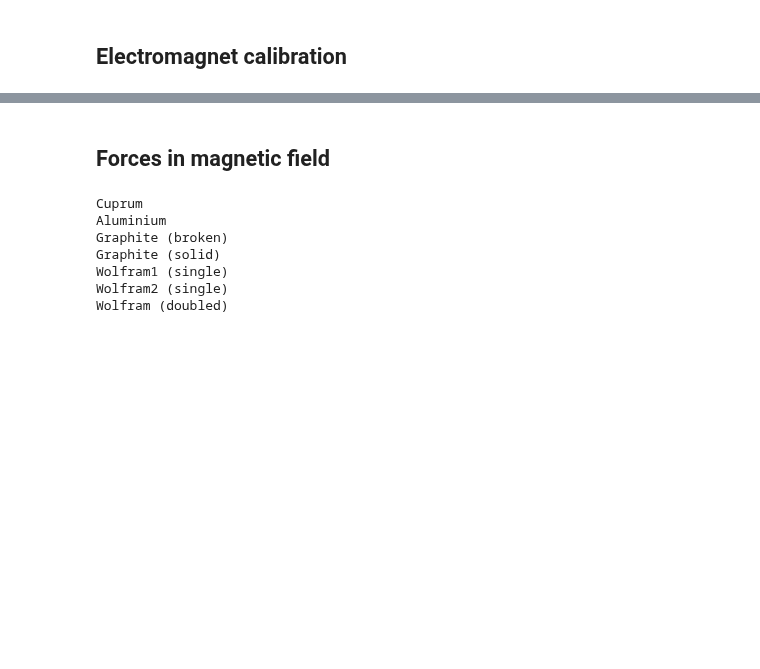
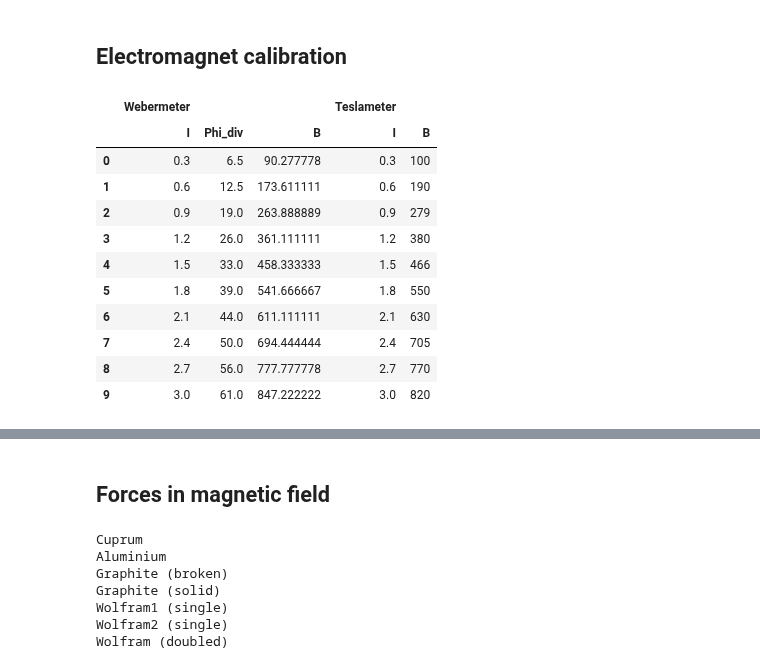
Before and after one commit to futherus/mipt_lab, a Jupyter notebook: 3.4.1/Simankovich/341.ipynb, the cells around one changed output, grey strips where cells are left out. Cells and saved outputs as stored; diff of their text form; code cells hidden in the pictures; blank space fills up the shorter version.

```diff
--- a/3.4.1/Simankovich/341.ipynb
+++ b/3.4.1/Simankovich/341.ipynb
@@ -45,28 +50,42 @@ class setup:
 # %%
 xls = {
     'I, A' : 'I',
     'Phi, divisions' : 'Phi_div',
     'B, mTl' : 'B'
 }
 
 em_data = mipt.read_excel("data/341.ods", usecols=['A', 'B', 'C', 'D'], header=[0, 1], nrows=10)
 em_data = mipt.map_excel(em_data, xls)
 
 wb_B = em_data[('Webermeter', 'Phi_div')] * setup.wb_div / setup.wb_SN
 
 em_fmt = {
     'Webermeter' : ['Веберметр'],
     'Teslameter' : ['Тесламетр'],
     ('Webermeter', 'I') : ['$I$, А', '{:.2f}', 0],
     ('Webermeter', 'Phi_div') : ['$\Phi$, деления', '{:.1f}', 0],
     ('Webermeter', 'B') : ['$B$, мТл', '{:.0f}', 0],
     ('Teslameter', 'I') : ['$I$, А', '{:.2f}', 0],
     ('Teslameter', 'B') : ['$B$, мТл', '{:.0f}', 0],
 }
 
 em_tbl = mipt.table(em_data, em_fmt)
 em_tbl.insert(2, ('Webermeter', 'B'), wb_B)
 em_tbl.rename().get_data().style.to_latex('gen/electromagnet.tex')
+em_tbl.get_data()
+# %% [output]
+|  | Webermeter |  |  | Teslameter |  |
+|  | I | Phi_div | B | I | B |
+| 0 | 0.3 | 6.5 | 90.277778 | 0.3 | 100 |
+| 1 | 0.6 | 12.5 | 173.611111 | 0.6 | 190 |
+| 2 | 0.9 | 19.0 | 263.888889 | 0.9 | 279 |
+| 3 | 1.2 | 26.0 | 361.111111 | 1.2 | 380 |
+| 4 | 1.5 | 33.0 | 458.333333 | 1.5 | 466 |
+| 5 | 1.8 | 39.0 | 541.666667 | 1.8 | 550 |
+| 6 | 2.1 | 44.0 | 611.111111 | 2.1 | 630 |
+| 7 | 2.4 | 50.0 | 694.444444 | 2.4 | 705 |
+| 8 | 2.7 | 56.0 | 777.777778 | 2.7 | 770 |
+| 9 | 3.0 | 61.0 | 847.222222 | 3.0 | 820 |
 # %%
 def interp_spl(x, y):
     return UnivariateSpline(x, y)
```
Also changed, not shown: parts of 10 cells of this notebook, 19 other files.
